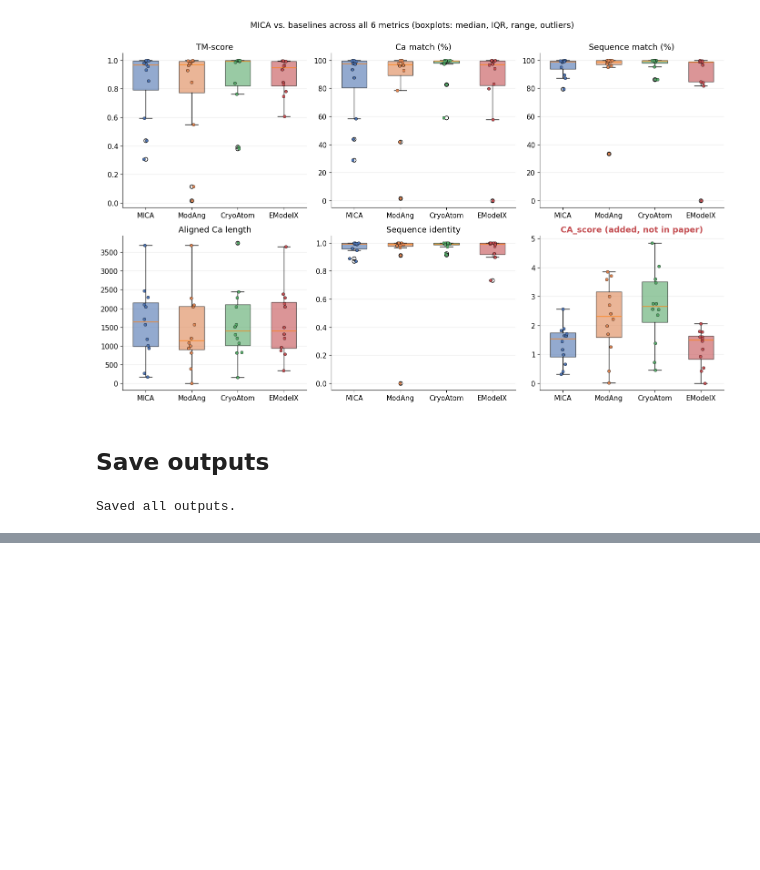
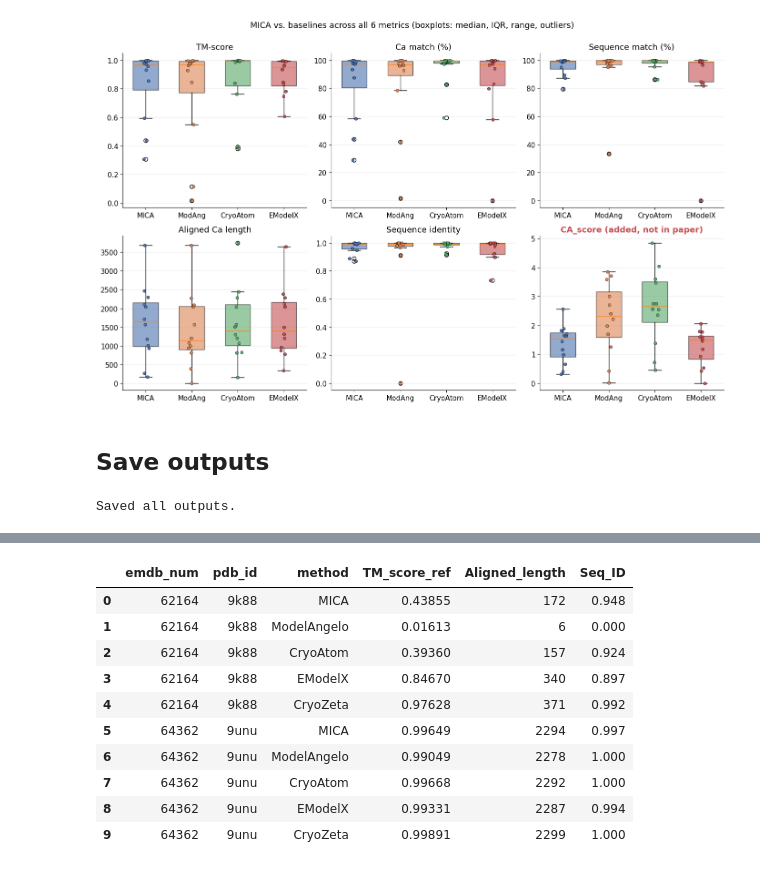
Before and after one commit to Abhash297/MICA-Independent-Benchmarking, a Jupyter notebook: analysis/statistical_analysis.ipynb, the cells around one changed output, grey strips where cells are left out. Saved outputs shown, nothing was run; the diff lists cells and outputs as text; code cells hidden in the pictures; blank space fills up the shorter version.

```diff
--- a/analysis/statistical_analysis.ipynb
+++ b/analysis/statistical_analysis.ipynb
@@ -557,0 +574,37 @@ Saved all outputs.
+# %%
+CRYOZETA_ENTRIES = ["62164", "64568", "75023", "65506", "76934",
+                    "71787", "71973", "70609", "64362", "79027"]
+CZ_METHOD_ORDER = METHOD_ORDER + ["CryoZeta"]
+CZ_METRICS = [
+    ("TM_score_ref", "TM-score"),
+    ("Aligned_length", "Aligned Ca length"),
+    ("Seq_ID", "Sequence identity"),
+]
+
+cryozeta_usalign = pd.read_csv("../data/evaluation/evaluation_usalign_cryozeta.csv", dtype={"emdb_num": str})
+cryozeta_usalign["method"] = "CryoZeta"
+
+df_base_subset = df[df["emdb_num"].isin(CRYOZETA_ENTRIES)][
+    ["emdb_num", "pdb_id", "method"] + [m[0] for m in CZ_METRICS]
+].copy()
+df_cz = pd.concat([
+    df_base_subset,
+    cryozeta_usalign[["emdb_num", "pdb_id", "method"] + [m[0] for m in CZ_METRICS]],
+], ignore_index=True)
+df_cz["method"] = pd.Categorical(df_cz["method"], categories=CZ_METHOD_ORDER, ordered=True)
+df_cz = df_cz.sort_values(["emdb_num", "method"]).reset_index(drop=True)
+
+assert df_cz.shape[0] == 10 * 5, f"expected 50 rows, got {df_cz.shape[0]}"
+df_cz.head(10)
+# %% [output]
+|  | emdb_num | pdb_id | method | TM_score_ref | Aligned_length | Seq_ID |
+| 0 | 62164 | 9k88 | MICA | 0.43855 | 172 | 0.948 |
+| 1 | 62164 | 9k88 | ModelAngelo | 0.01613 | 6 | 0.000 |
+| 2 | 62164 | 9k88 | CryoAtom | 0.39360 | 157 | 0.924 |
+| 3 | 62164 | 9k88 | EModelX | 0.84670 | 340 | 0.897 |
+| 4 | 62164 | 9k88 | CryoZeta | 0.97628 | 371 | 0.992 |
+| 5 | 64362 | 9unu | MICA | 0.99649 | 2294 | 0.997 |
+| 6 | 64362 | 9unu | ModelAngelo | 0.99049 | 2278 | 1.000 |
+| 7 | 64362 | 9unu | CryoAtom | 0.99668 | 2292 | 1.000 |
+| 8 | 64362 | 9unu | EModelX | 0.99331 | 2287 | 0.994 |
+| 9 | 64362 | 9unu | CryoZeta | 0.99891 | 2299 | 1.000 |
```
Also changed, not shown: parts of 12 cells of this notebook, 14 other files.
